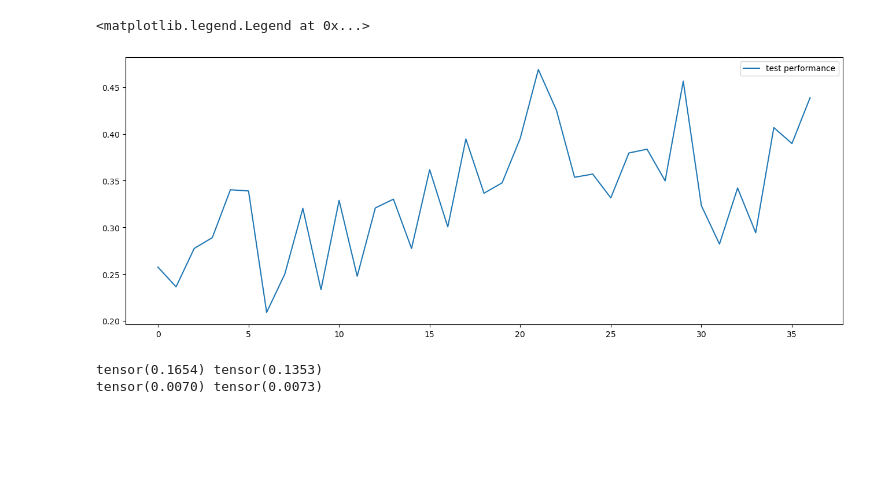
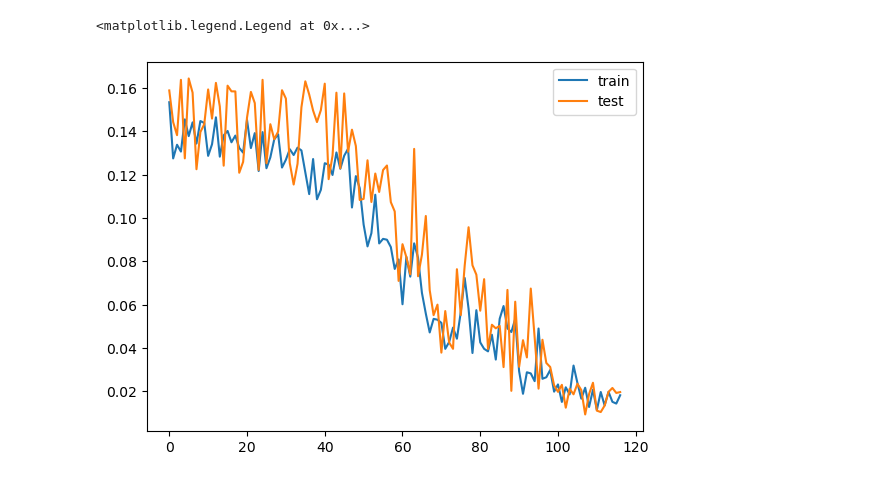
Before and after one commit to XiangcenWu/ipmi2088, a Jupyter notebook: see.ipynb, the cells around one changed output. Drawn from its saved outputs; the diff is of its cells as text; code cells hidden in the pictures; blank space fills up the shorter version.

```diff
--- a/see.ipynb
+++ b/see.ipynb
@@ -19,30 +4,8 @@ Text(0.5, 1.0, 'Selection Loss')
-# %%
-plt.figure(figsize=(16, 6))
-
-plt.plot(data[:, 2], label='test performance')
-# plt.plot(data[:, 3], label = 'selected test performance')
-# plt.plot(data[:, 4], label = 'random selected test performance')
-
-plt.legend()
-# %% [output]
-<matplotlib.legend.Legend at 0x...>
-[figure, removed]
-# %%
-# data[:, 2] are performance_all
-# data[:, 3] are performance_selected
-# data[:, 4] are performance_random
-
-
-performance_all = data[:, 2]
-performance_selected = data[:, 3]
-performance_random = data[:, 4]
-
-s_d = torch.abs(performance_selected - performance_all)
-r_d = torch.abs(performance_random - performance_all)
-
-
-print(torch.mean(s_d), torch.mean(r_d))
-print(torch.var(s_d), torch.var(r_d))
-# %% [output]
-tensor(0.1654) tensor(0.1353)
-tensor(0.0070) tensor(0.0073)
+# %%
+data = torch.load('/home/xiangcen/ipmi2088/saved_value_fix_seg.pt')
+plt.plot(data[:, 0], label='train')
+plt.plot(data[:, 1], label='test')
+plt.legend()
+# %% [output]
+<matplotlib.legend.Legend at 0x...>
+[figure, added]
```
Also changed, not shown: parts of 6 cells of this notebook, 8 other files.
